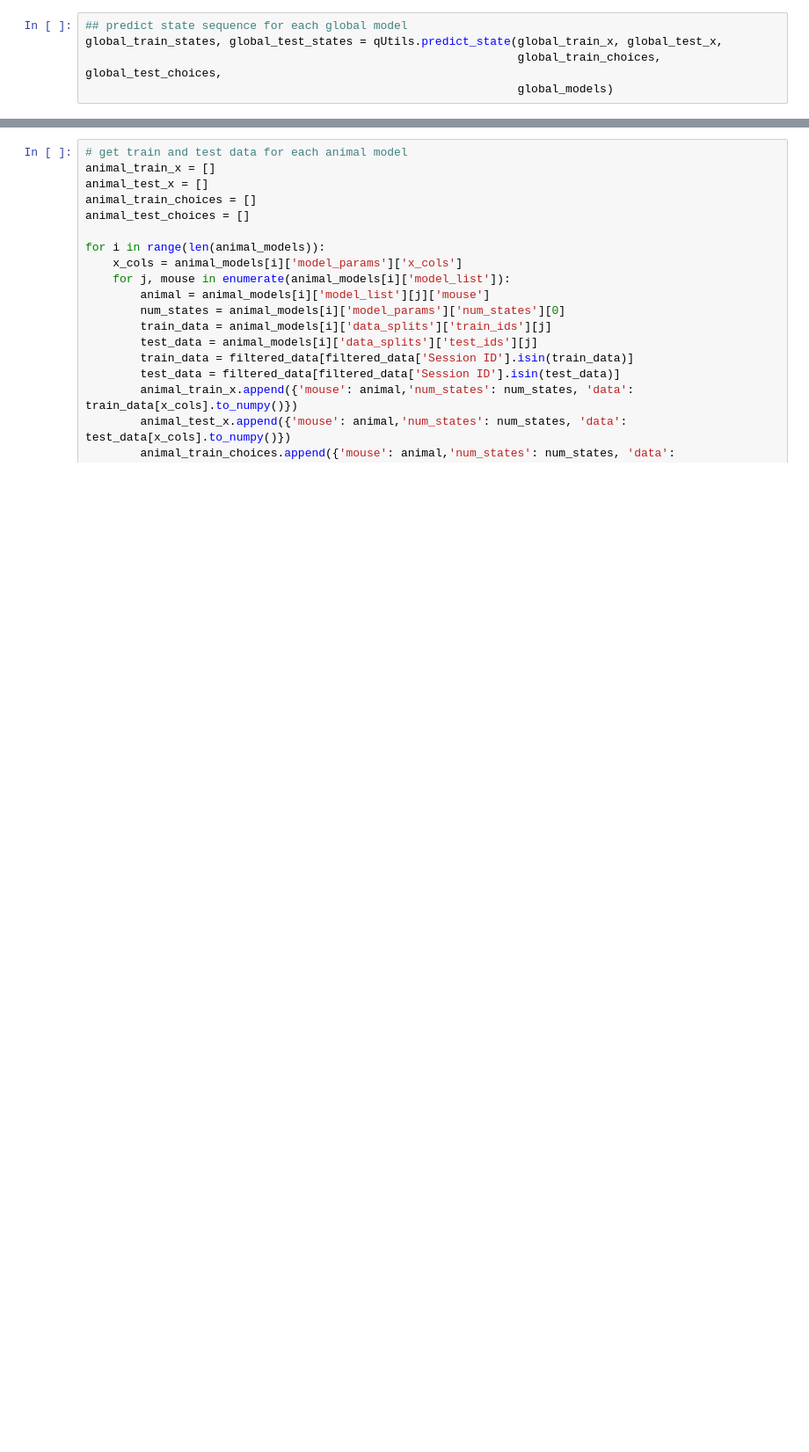
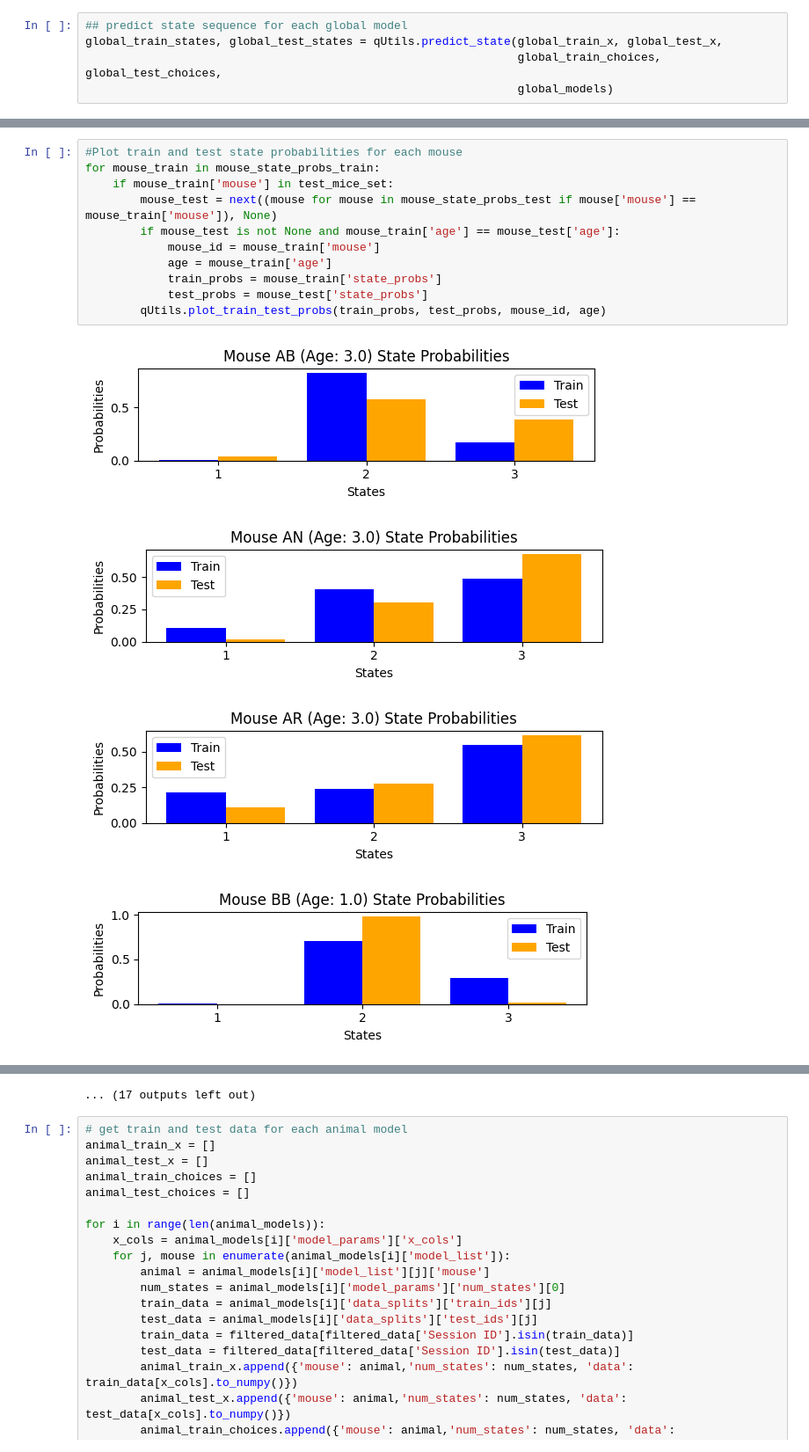
Before and after one commit to jbwallace123/glm_and_glmhmm, a Jupyter notebook: notebooks/global_v_animal(GLM-HMM).ipynb, the cells around one changed output, grey strips where cells are left out. Shown at 88% size. Saved outputs shown, nothing was run; the diff lists cells and outputs as text; blank space fills up the shorter version.

```diff
--- a/notebooks/global_v_animal(GLM-HMM).ipynb
+++ b/notebooks/global_v_animal(GLM-HMM).ipynb
@@ -487,0 +623,16 @@ global_train_states, global_test_states = qUtils.predict_state(global_train_x, g
+# %%
+#Plot train and test state probabilities for each mouse
+for mouse_train in mouse_state_probs_train:
+    if mouse_train['mouse'] in test_mice_set:
+        mouse_test = next((mouse for mouse in mouse_state_probs_test if mouse['mouse'] == mouse_train['mouse']), None)
+        if mouse_test is not None and mouse_train['age'] == mouse_test['age']:
+            mouse_id = mouse_train['mouse']
+            age = mouse_train['age']
+            train_probs = mouse_train['state_probs']
+            test_probs = mouse_test['state_probs']
+        qUtils.plot_train_test_probs(train_probs, test_probs, mouse_id, age)
+# %% [output]
+[figure, added]
+[figure, added]
+[figure, added]
+[figure, added]
@@ -488,3 +647,4 @@ global_train_states, global_test_states = qUtils.predict_state(global_train_x, g
+... (17 outputs left out)
 # %%
 # get train and test data for each animal model
 animal_train_x = []
```
Also changed, not shown: parts of 32 cells of this notebook, 2 other files.
